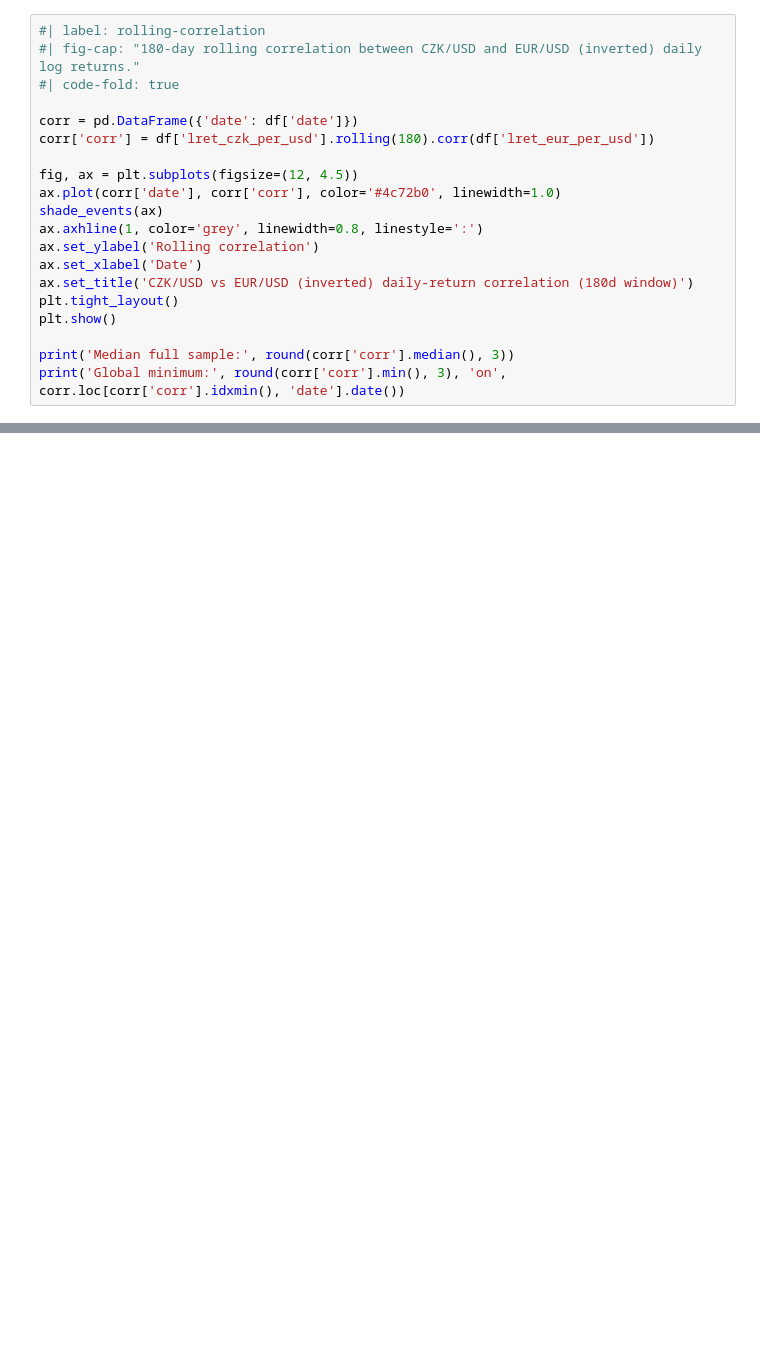
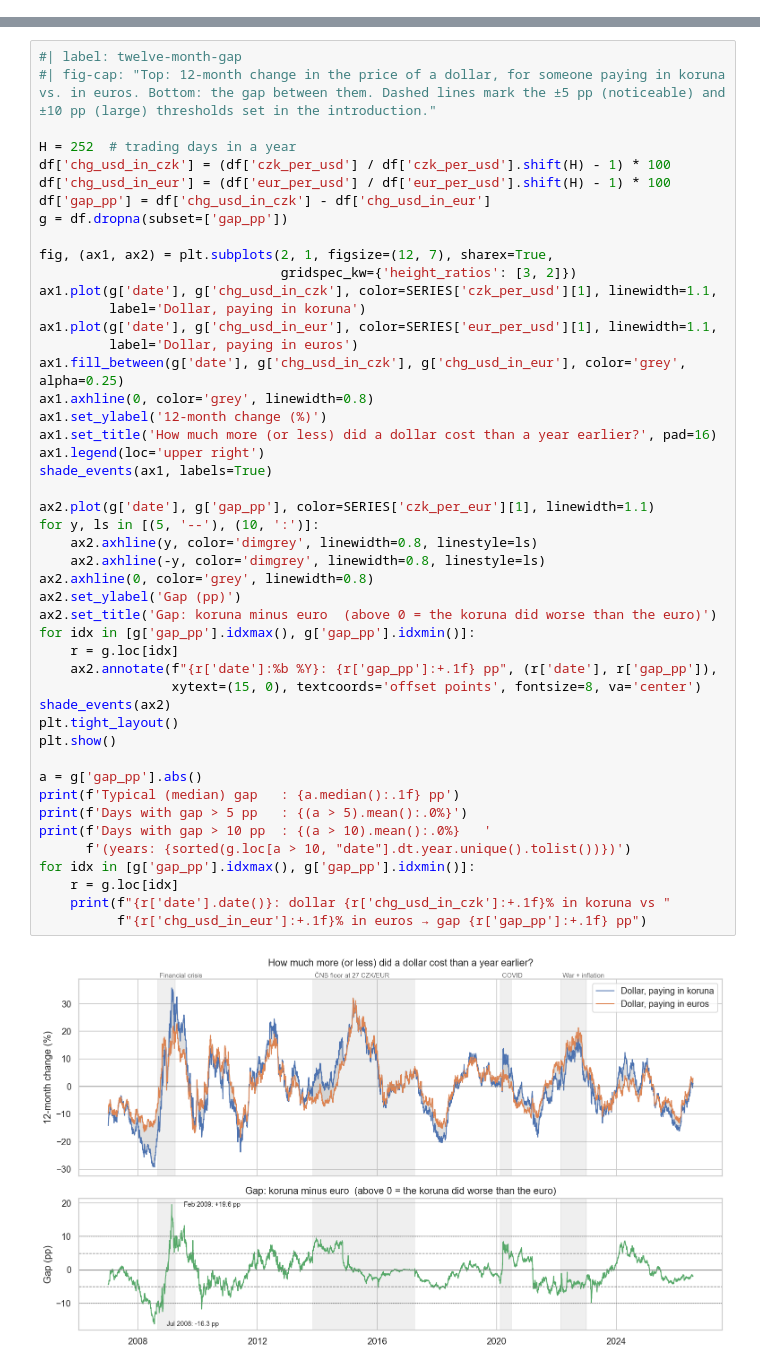
Before and after one commit to trnkatomas/trnkatomas.github.io, a Jupyter notebook: posts/czk_eur_usd_fx/czk_eur_usd_analysis.ipynb, the cells around one changed output, grey strips where cells are left out. Cells and saved outputs as stored; diff of their text form; blank space fills up the shorter version.

```diff
--- a/posts/czk_eur_usd_fx/czk_eur_usd_analysis.ipynb
+++ b/posts/czk_eur_usd_fx/czk_eur_usd_analysis.ipynb
@@ -252,20 +0,0 @@ the floor period, as the commentary below explains.
-# %%
-#| label: rolling-correlation
-#| fig-cap: "180-day rolling correlation between CZK/USD and EUR/USD (inverted) daily log returns."
-#| code-fold: true
-
-corr = pd.DataFrame({'date': df['date']})
-corr['corr'] = df['lret_czk_per_usd'].rolling(180).corr(df['lret_eur_per_usd'])
-
-fig, ax = plt.subplots(figsize=(12, 4.5))
-ax.plot(corr['date'], corr['corr'], color='#4c72b0', linewidth=1.0)
-shade_events(ax)
-ax.axhline(1, color='grey', linewidth=0.8, linestyle=':')
-ax.set_ylabel('Rolling correlation')
-ax.set_xlabel('Date')
-ax.set_title('CZK/USD vs EUR/USD (inverted) daily-return correlation (180d window)')
-plt.tight_layout()
-plt.show()
-
-print('Median full sample:', round(corr['corr'].median(), 3))
-print('Global minimum:', round(corr['corr'].min(), 3), 'on', corr.loc[corr['corr'].idxmin(), 'date'].date())
@@ -379,0 +329,49 @@ This analysis was developed with the help of [Claude Code](https://claude.ai/cla
+# %%
+#| label: twelve-month-gap
+#| fig-cap: "Top: 12-month change in the price of a dollar, for someone paying in koruna vs. in euros. Bottom: the gap between them. Dashed lines mark the ±5 pp (noticeable) and ±10 pp (large) thresholds set in the introduction."
+
+H = 252  # trading days in a year
+df['chg_usd_in_czk'] = (df['czk_per_usd'] / df['czk_per_usd'].shift(H) - 1) * 100
+df['chg_usd_in_eur'] = (df['eur_per_usd'] / df['eur_per_usd'].shift(H) - 1) * 100
+df['gap_pp'] = df['chg_usd_in_czk'] - df['chg_usd_in_eur']
+g = df.dropna(subset=['gap_pp'])
+
+fig, (ax1, ax2) = plt.subplots(2, 1, figsize=(12, 7), sharex=True,
+                               gridspec_kw={'height_ratios': [3, 2]})
+ax1.plot(g['date'], g['chg_usd_in_czk'], color=SERIES['czk_per_usd'][1], linewidth=1.1,
+         label='Dollar, paying in koruna')
+ax1.plot(g['date'], g['chg_usd_in_eur'], color=SERIES['eur_per_usd'][1], linewidth=1.1,
+         label='Dollar, paying in euros')
+ax1.fill_between(g['date'], g['chg_usd_in_czk'], g['chg_usd_in_eur'], color='grey', alpha=0.25)
+ax1.axhline(0, color='grey', linewidth=0.8)
+ax1.set_ylabel('12-month change (%)')
+ax1.set_title('How much more (or less) did a dollar cost than a year earlier?', pad=16)
+ax1.legend(loc='upper right')
+shade_events(ax1, labels=True)
+
+ax2.plot(g['date'], g['gap_pp'], color=SERIES['czk_per_eur'][1], linewidth=1.1)
+for y, ls in [(5, '--'), (10, ':')]:
+    ax2.axhline(y, color='dimgrey', linewidth=0.8, linestyle=ls)
+    ax2.axhline(-y, color='dimgrey', linewidth=0.8, linestyle=ls)
+ax2.axhline(0, color='grey', linewidth=0.8)
+ax2.set_ylabel('Gap (pp)')
+ax2.set_title('Gap: koruna minus euro  (above 0 = the koruna did worse than the euro)')
+for idx in [g['gap_pp'].idxmax(), g['gap_pp'].idxmin()]:
+    r = g.loc[idx]
+    ax2.annotate(f"{r['date']:%b %Y}: {r['gap_pp']:+.1f} pp", (r['date'], r['gap_pp']),
+                 xytext=(15, 0), textcoords='offset points', fontsize=8, va='center')
+shade_events(ax2)
+plt.tight_layout()
+plt.show()
+
+a = g['gap_pp'].abs()
+print(f'Typical (median) gap   : {a.median():.1f} pp')
+print(f'Days with gap > 5 pp   : {(a > 5).mean():.0%}')
+print(f'Days with gap > 10 pp  : {(a > 10).mean():.0%}   '
+      f'(years: {sorted(g.loc[a > 10, "date"].dt.year.unique().tolist())})')
+for idx in [g['gap_pp'].idxmax(), g['gap_pp'].idxmin()]:
+    r = g.loc[idx]
+    print(f"{r['date'].date()}: dollar {r['chg_usd_in_czk']:+.1f}% in koruna vs "
+          f"{r['chg_usd_in_eur']:+.1f}% in euros → gap {r['gap_pp']:+.1f} pp")
+# %% [output]
+[figure, added]
```
Also changed, not shown: parts of 47 cells of this notebook, 2 other files.
